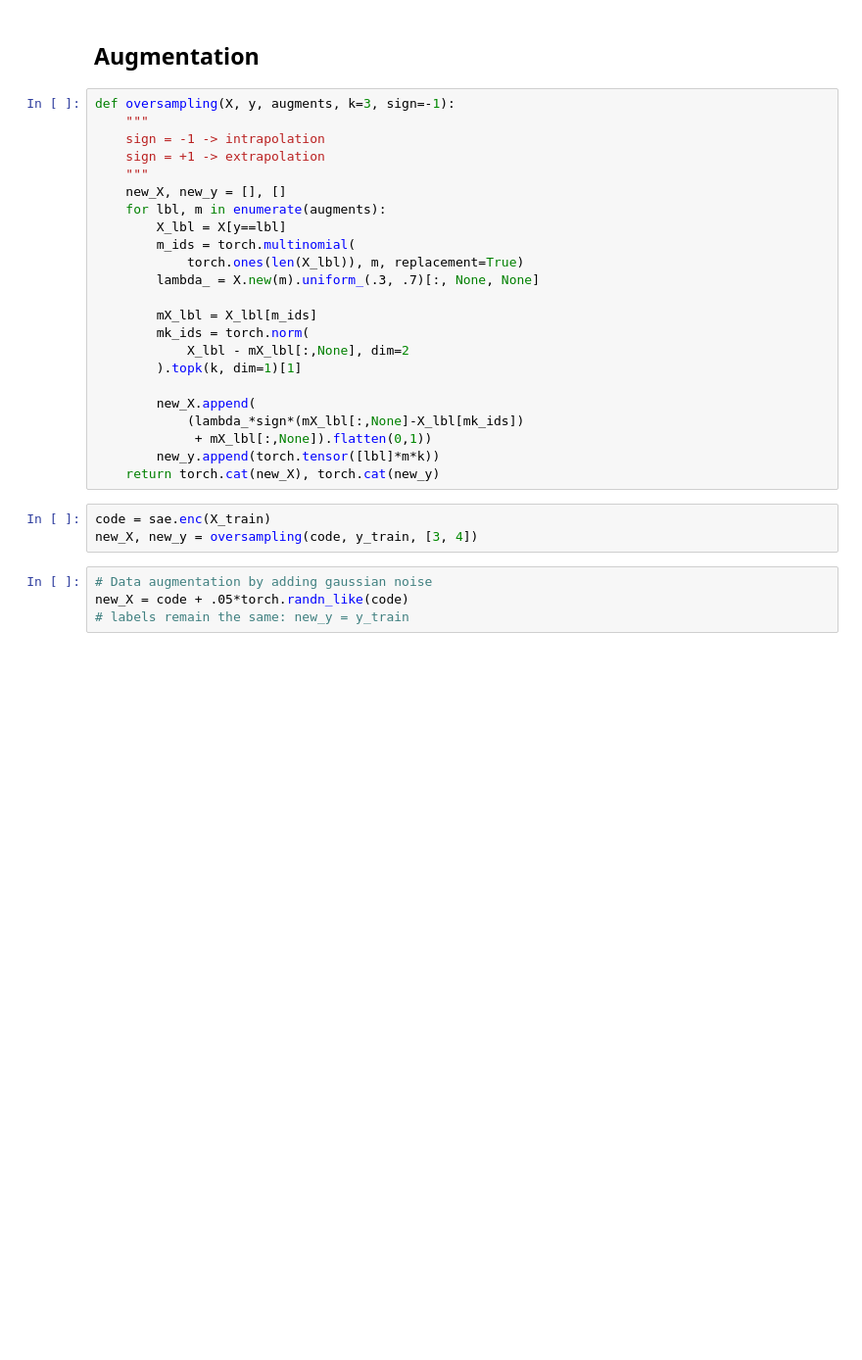
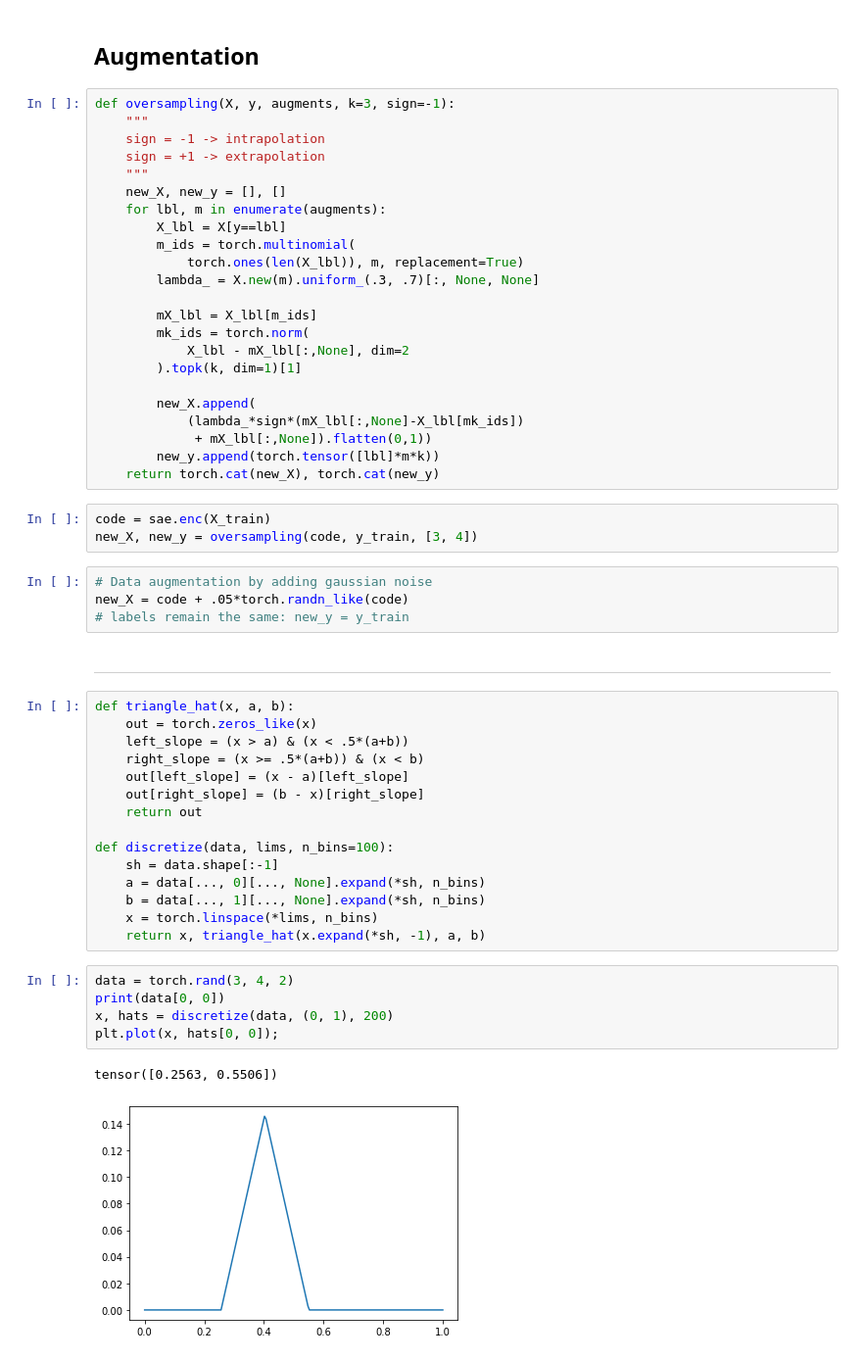
Before and after one commit to lukoshkin/ml2020, a Jupyter notebook: project/Visualizaiton.ipynb, the cells around one changed output. Shown: that part at 98% size. Drawn from its saved outputs; the diff is of its cells as text; blank space fills up the shorter version.

```diff
--- a/project/Visualizaiton.ipynb
+++ b/project/Visualizaiton.ipynb
@@ -566,3 +531,28 @@ new_X, new_y = oversampling(code, y_train, [3, 4])
 # Data augmentation by adding gaussian noise
 new_X = code + .05*torch.randn_like(code)
 # labels remain the same: new_y = y_train
+# %% [markdown]
+---
+# %%
+def triangle_hat(x, a, b):
+    out = torch.zeros_like(x)
+    left_slope = (x > a) & (x < .5*(a+b))
+    right_slope = (x >= .5*(a+b)) & (x < b)
+    out[left_slope] = (x - a)[left_slope]
+    out[right_slope] = (b - x)[right_slope]
+    return out
+
+def discretize(data, lims, n_bins=100):
+    sh = data.shape[:-1]
+    a = data[..., 0][..., None].expand(*sh, n_bins)
+    b = data[..., 1][..., None].expand(*sh, n_bins)
+    x = torch.linspace(*lims, n_bins)
+    return x, triangle_hat(x.expand(*sh, -1), a, b)
+# %%
+data = torch.rand(3, 4, 2)
+print(data[0, 0])
+x, hats = discretize(data, (0, 1), 200)
+plt.plot(x, hats[0, 0]);
+# %% [output]
+tensor([0.2563, 0.5506])
+[figure, added]
```
Also changed, not shown: parts of 12 cells of this notebook.
